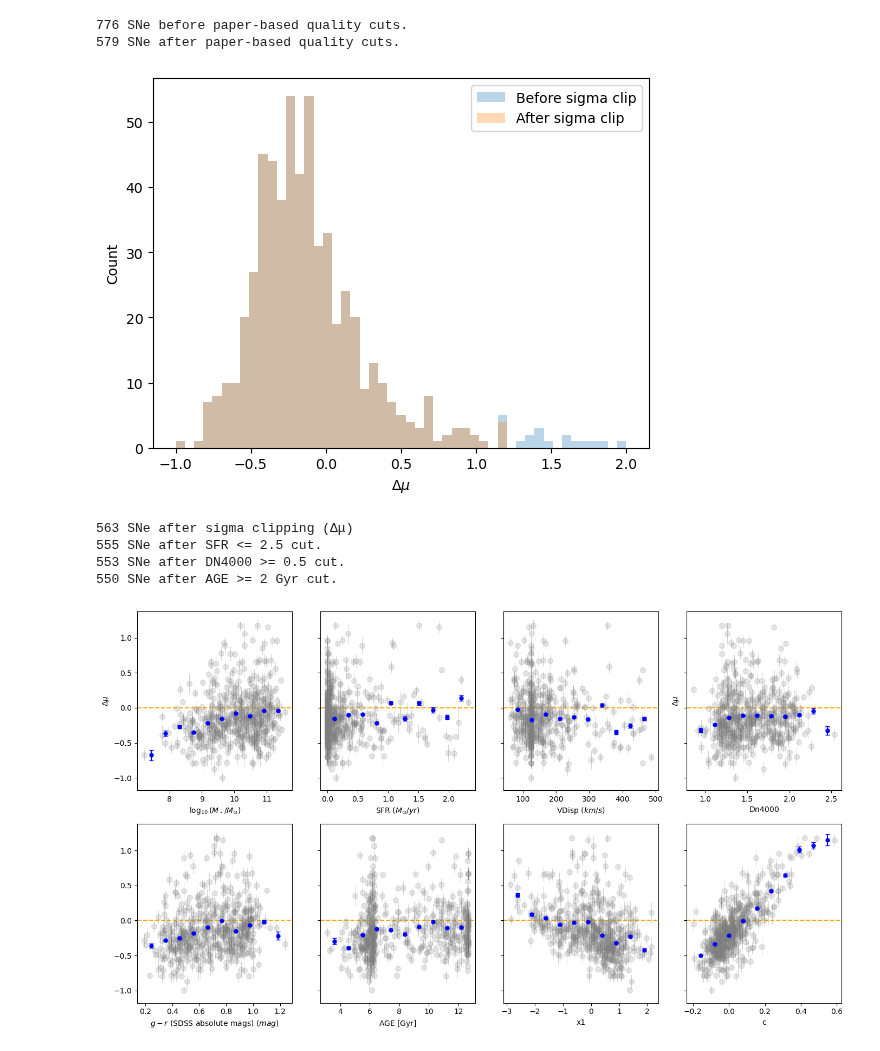
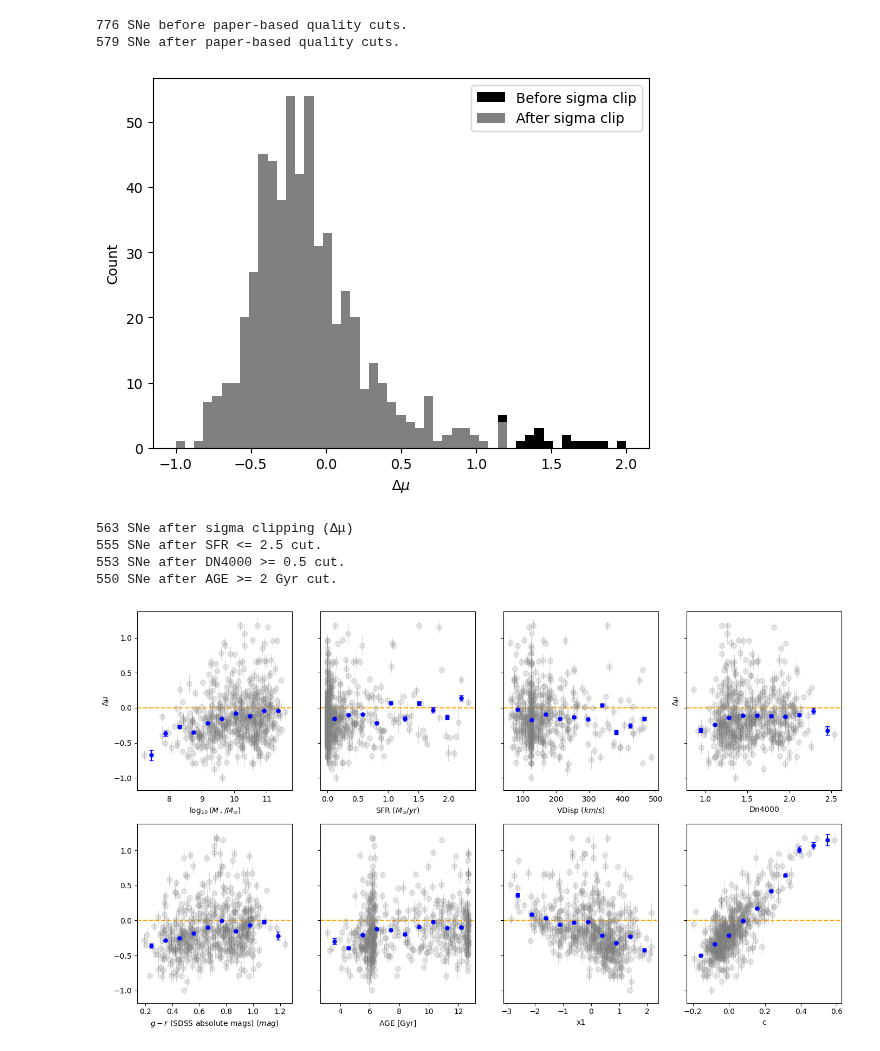
Before and after one commit to mwvgroup/myc21_first_paper, a Jupyter notebook: ZTF_DESI_ml_work/ZTF_slr_result_2.ipynb, the cells around one changed output. Cells and saved outputs as stored; diff of their text form; code cells hidden in the pictures.

```diff
--- a/ZTF_DESI_ml_work/ZTF_slr_result_2.ipynb
+++ b/ZTF_DESI_ml_work/ZTF_slr_result_2.ipynb
@@ -114,8 +122,6 @@ def scatter_with_errors(ax, xcol, nbins=None):
         zorder=5  # Keeps the data looking on top
     )
 # %%
-from IPython.display import display, Math
-
 df = pd.read_csv("ZTF_DESI_data/ZTF_resid_cent_hostprop_no_x1_c.csv")
 
 # -----------------------------------------------------
@@ -146,8 +152,8 @@ df = df.loc[mask_sigma].reset_index(drop=True)
 
 #Plot for visual inspetion
 resid_bins = np.linspace(-1, 2, 50)
-plt.hist(resid_before, bins=resid_bins, label="Before sigma clip", alpha = 0.3)
-plt.hist(df["residual_centered"], bins=resid_bins, label="After sigma clip", alpha = 0.3)
+plt.hist(resid_before, bins=resid_bins, label="Before sigma clip", color = "black")
+plt.hist(df["residual_centered"], bins=resid_bins, label="After sigma clip", color = "gray")
 plt.xlabel(r"$\Delta \mu$")
 plt.ylabel("Count")
 plt.legend()
@@ -301,34 +307,35 @@ ax.set_xlabel(r"${\rm AGE}\ [{\rm Gyr}]$")
 # --------------------------------------
 ax = axes[6]
 
 # NOTE: we assume df has already been cleaned upstream, so we do not apply
 # an isfinite mask here anymore.
 
 scatter_with_errors(ax, "x1", nbins=nbins)
 
 ax.set_xlabel("x1")
 
 # --------------------------------------
 # 8) c (NEW)
 # --------------------------------------
 ax = axes[7]
 
 # NOTE: we assume df has already been cleaned upstream, so we do not apply
 # an isfinite mask here anymore.
 
 scatter_with_errors(ax, "c", nbins=nbins)
 
 ax.set_xlabel("c")
+
 # --------------------------------------
 # Global cosmetics
 # --------------------------------------
 
 fig.tight_layout()
 plt.show()
 # %% [output]
 776 SNe before paper-based quality cuts.
 579 SNe after paper-based quality cuts.
-[figure, old version]
+[figure, new version]
 563 SNe after sigma clipping (Δμ)
 555 SNe after SFR <= 2.5 cut.
 553 SNe after DN4000 >= 0.5 cut.
```
Also changed, not shown: parts of 19 cells of this notebook, 4 other files.
